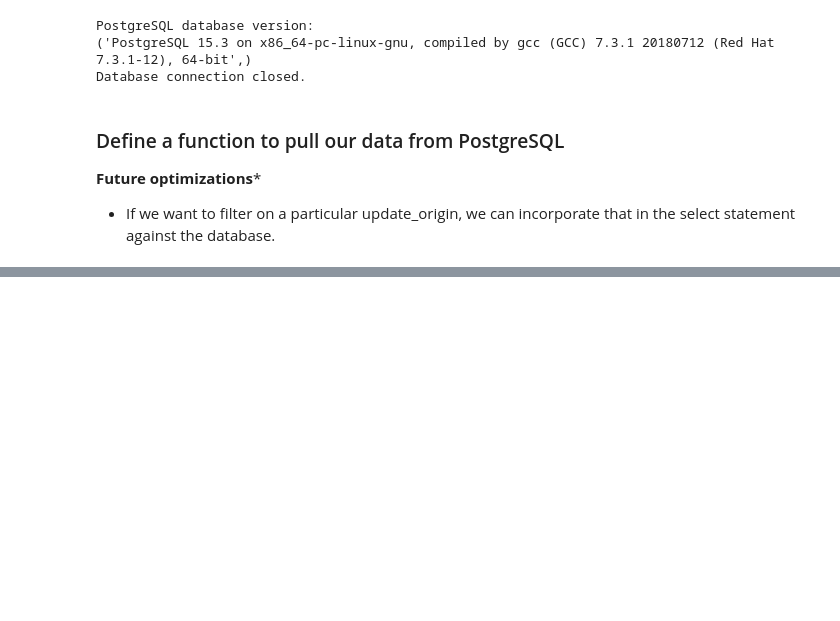
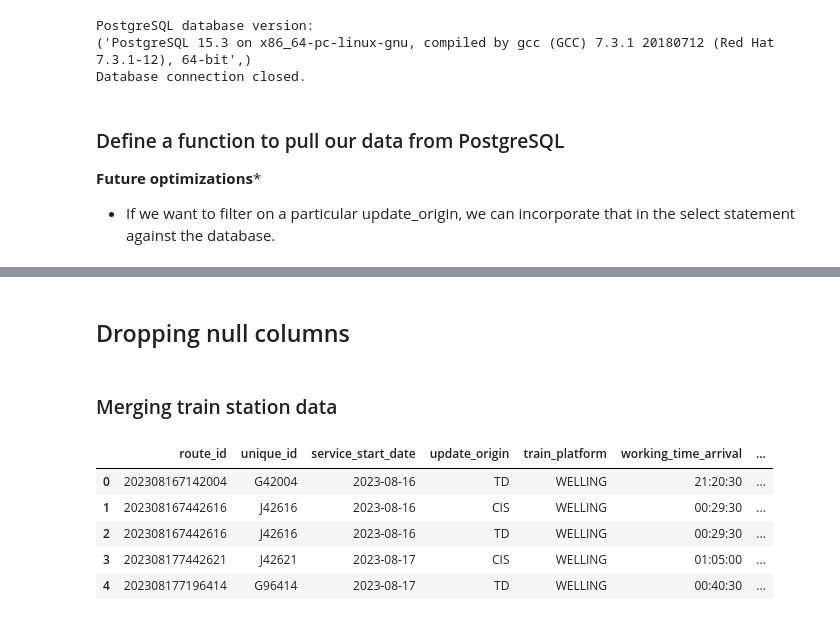
Before and after one commit to nirmalaJ21/https-github.com-nirmalaJ21-FinalProjectRailData, a Jupyter notebook: EDA Notebooks/Live Data EDA.ipynb, the cells around one changed output, grey strips where cells are left out. Saved outputs shown, nothing was run; the diff lists cells and outputs as text; code cells hidden in the pictures; blank space fills up the shorter version.

```diff
--- a/EDA Notebooks/Live Data EDA.ipynb
+++ b/EDA Notebooks/Live Data EDA.ipynb
@@ -112,0 +144,2 @@ Database connection closed.
+# %% [markdown]
+## Dropping null columns
@@ -112,0 +150,17 @@ Database connection closed.
+# %% [markdown]
+### Merging train station data
+# %%
+df2 = pd.read_csv('RailReferences.csv')
+dropped = ['AtcoCode', 'StationNameLang',
+           'GridType', 'Easting', 'Northing', 'CreationDateTime',
+           'ModificationDateTime', 'RevisionNumber', 'Modification']
+df2 = df2.drop(columns=dropped)
+merged_df = pd.merge(df, df2, left_on='train_platform', right_on='TiplocCode', how='outer')
+merged_df.head()
+# %% [output]
+|  | route_id | unique_id | service_start_date | update_origin | train_platform | working_time_arrival | ... |
+| 0 | 202308167142004 | G42004 | 2023-08-16 | TD | WELLING | 21:20:30 | ... |
+| 1 | 202308167442616 | J42616 | 2023-08-16 | CIS | WELLING | 00:29:30 | ... |
+| 2 | 202308167442616 | J42616 | 2023-08-16 | TD | WELLING | 00:29:30 | ... |
+| 3 | 202308177442621 | J42621 | 2023-08-17 | CIS | WELLING | 01:05:00 | ... |
+| 4 | 202308177196414 | G96414 | 2023-08-17 | TD | WELLING | 00:40:30 | ... |
```
Also changed, not shown: parts of 35 cells of this notebook.
